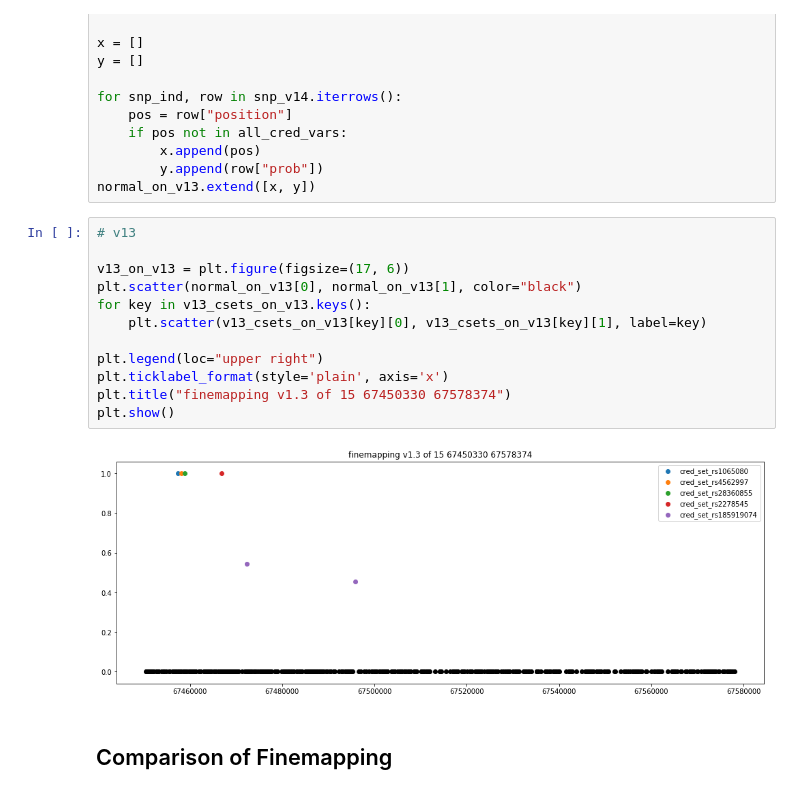
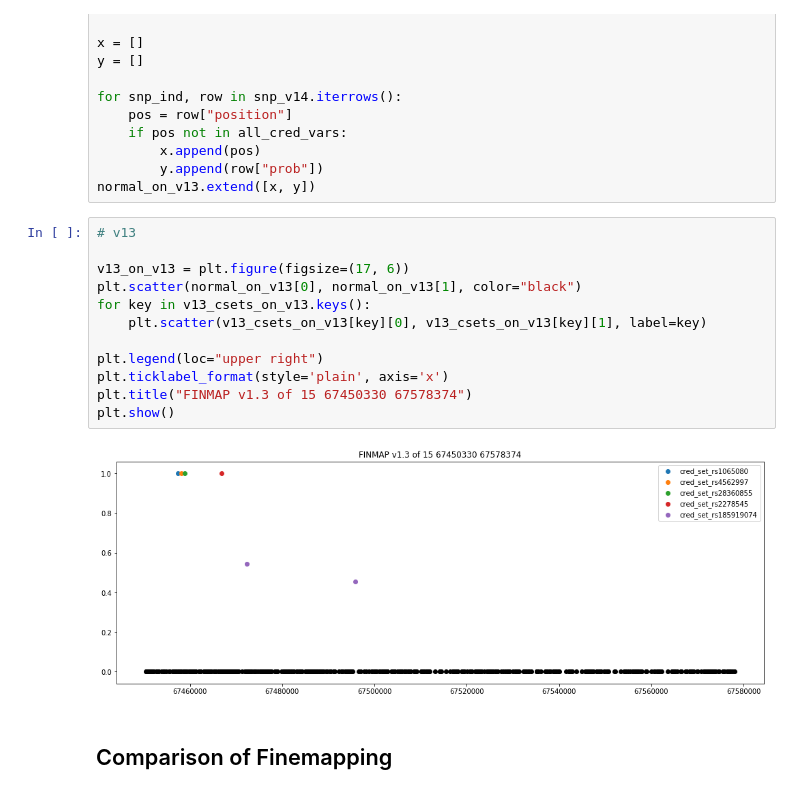
Before and after one commit to tfabiha/stat_gen_temp_repo, a Jupyter notebook: SuSIE_vs_Finemap_comparison.ipynb, the cells around one changed output. Drawn from its saved outputs; the diff is of its cells as text.

```diff
--- a/SuSIE_vs_Finemap_comparison.ipynb
+++ b/SuSIE_vs_Finemap_comparison.ipynb
@@ -428,17 +428,17 @@ normal_on_v13.extend([x, y])
 # %%
 # v13
 
 v13_on_v13 = plt.figure(figsize=(17, 6))
 plt.scatter(normal_on_v13[0], normal_on_v13[1], color="black")
 for key in v13_csets_on_v13.keys():
     plt.scatter(v13_csets_on_v13[key][0], v13_csets_on_v13[key][1], label=key)
 
 plt.legend(loc="upper right")
 plt.ticklabel_format(style='plain', axis='x')
-plt.title("finemapping v1.3 of 15 67450330 67578374")
+plt.title("FINMAP v1.3 of 15 67450330 67578374")
 plt.show()
 # %% [output]
-[figure, old version]
+[figure, new version]
 # %% [markdown]
 ## Comparison of Finemapping
 # %%
```
Also changed, not shown: parts of 8 cells of this notebook.
